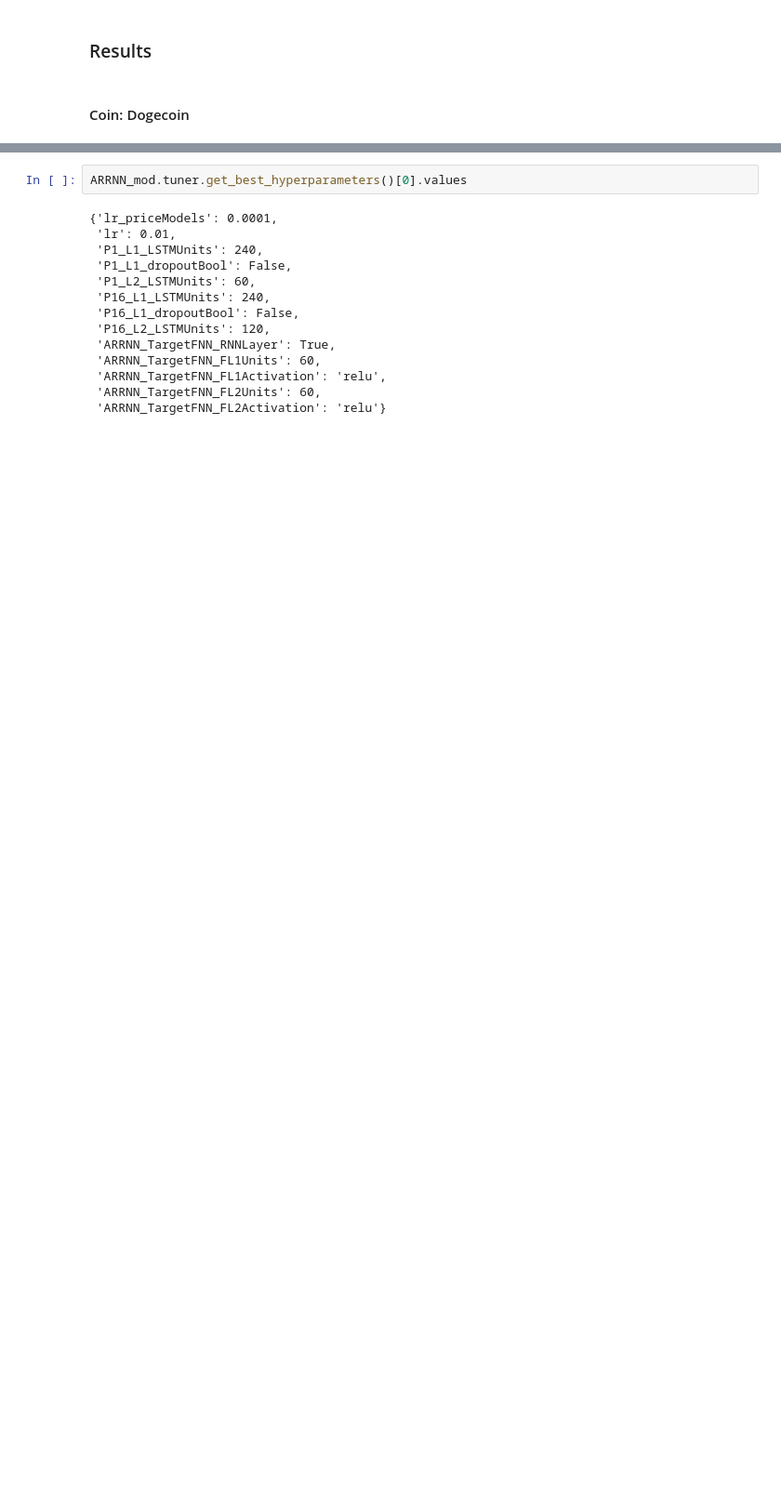
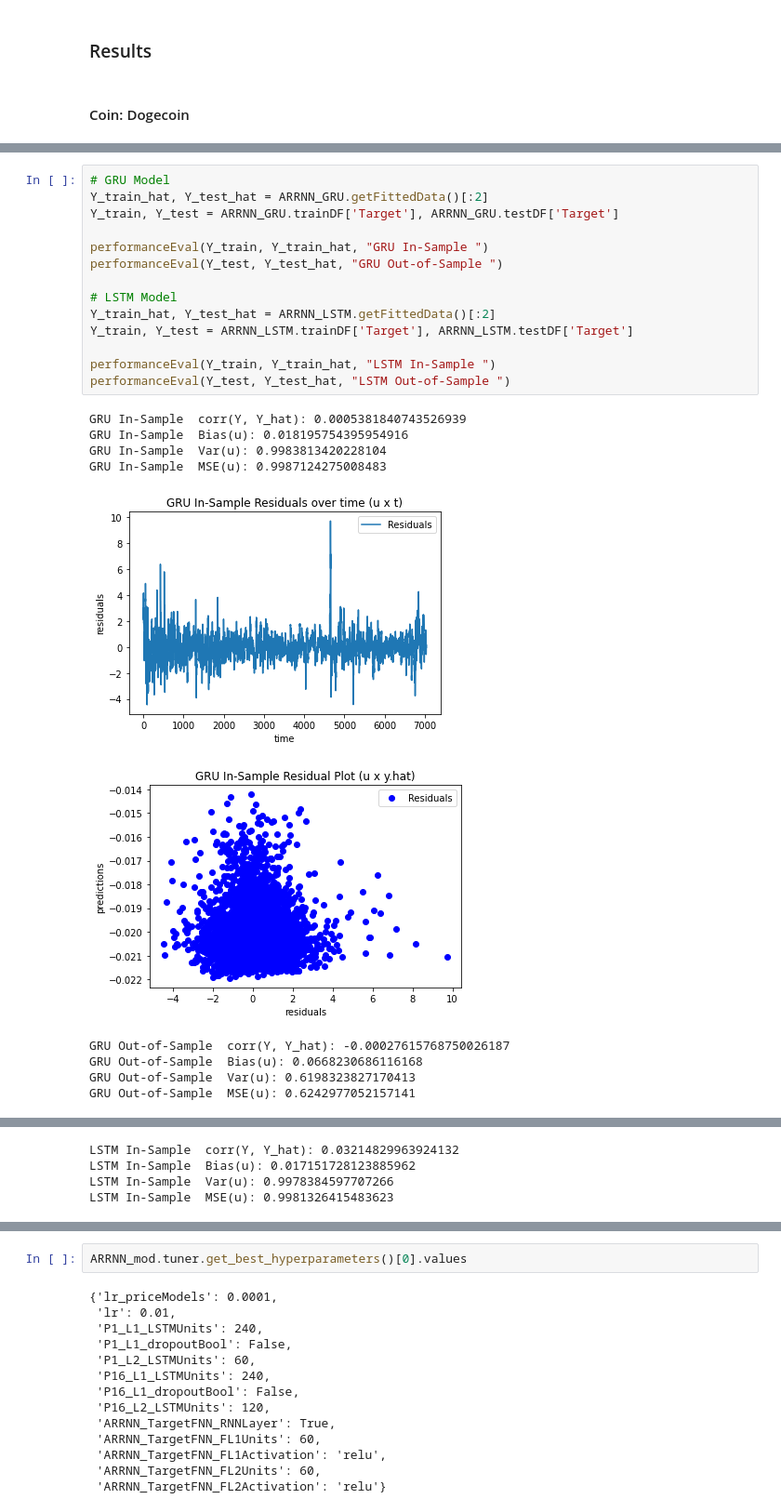
Before and after one commit to husten1997/DLTA_ProjectAssignment_I, a Jupyter notebook: Notebook/JD.ipynb, the cells around one changed output, grey strips where cells are left out. Shown at 93% size. Cells and saved outputs as stored; diff of their text form; blank space fills up the shorter version.

```diff
--- a/Notebook/JD.ipynb
+++ b/Notebook/JD.ipynb
@@ -857,0 +959,25 @@
+# %%
+# GRU Model
+Y_train_hat, Y_test_hat = ARRNN_GRU.getFittedData()[:2]
+Y_train, Y_test = ARRNN_GRU.trainDF['Target'], ARRNN_GRU.testDF['Target']
+
+performanceEval(Y_train, Y_train_hat, "GRU In-Sample ")
+performanceEval(Y_test, Y_test_hat, "GRU Out-of-Sample ")
+
+# LSTM Model
+Y_train_hat, Y_test_hat = ARRNN_LSTM.getFittedData()[:2]
+Y_train, Y_test = ARRNN_LSTM.trainDF['Target'], ARRNN_LSTM.testDF['Target']
+
+performanceEval(Y_train, Y_train_hat, "LSTM In-Sample ")
+performanceEval(Y_test, Y_test_hat, "LSTM Out-of-Sample ")
+# %% [output]
+GRU In-Sample  corr(Y, Y_hat): 0.0005381840743526939
+GRU In-Sample  Bias(u): 0.018195754395954916
+GRU In-Sample  Var(u): 0.9983813420228104
+GRU In-Sample  MSE(u): 0.9987124275008483
+[figure, added]
+[figure, added]
+GRU Out-of-Sample  corr(Y, Y_hat): -0.00027615768750026187
+GRU Out-of-Sample  Bias(u): 0.0668230686116168
+GRU Out-of-Sample  Var(u): 0.6198323827170413
+GRU Out-of-Sample  MSE(u): 0.6242977052157141
@@ -857,0 +986,4 @@
+LSTM In-Sample  corr(Y, Y_hat): 0.03214829963924132
+LSTM In-Sample  Bias(u): 0.017151728123885962
+LSTM In-Sample  Var(u): 0.9978384597707266
+LSTM In-Sample  MSE(u): 0.9981326415483623
```
Also changed, not shown: parts of 48 cells of this notebook, 5 other files.
